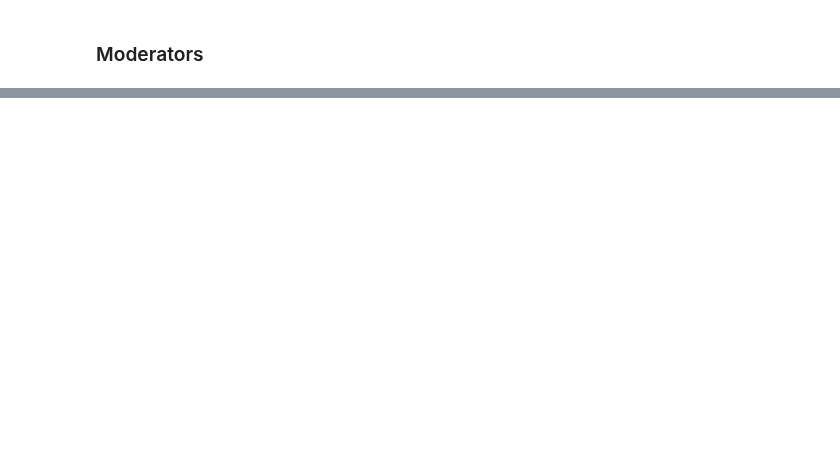
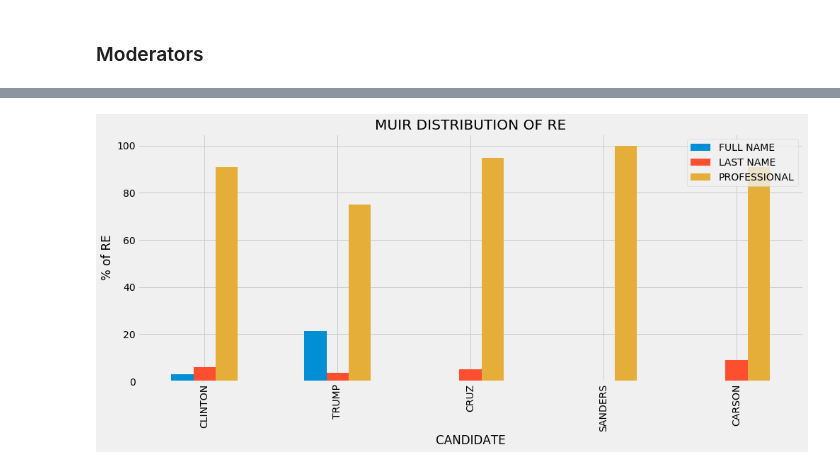
Before and after one commit to Data-Science-for-Linguists/2016-Debates-and-Referring-Expressions, a Jupyter notebook: analysis.ipynb, the cells around one changed output, grey strips where cells are left out. Drawn from its saved outputs; the diff is of its cells as text; code cells hidden in the pictures; blank space fills up the shorter version.

```diff
--- a/analysis.ipynb
+++ b/analysis.ipynb
@@ -1394,0 +1534,3 @@ HEWITT, BASH,
+# %%
+muir_REcarson = get_RE_for_label(muir['Tree'], "Ben Carson")
+set(muir_REcarson)
@@ -1394,0 +1539,3 @@ HEWITT, BASH,
+# %%
+muir_carson_freq = {re: muir_REcarson.count(re) for re in muir_REcarson}
+muir_carson_freq
@@ -1394,0 +1544,3 @@ HEWITT, BASH,
+# %%
+muir_carson_REtype_freq = get_re_type_freq(carson_re_maps, muir_carson_freq)
+muir_carson_REtype_freq
@@ -1394,0 +1549,13 @@ HEWITT, BASH,
+# %%
+distribution_muir = pd.DataFrame([muir_clinton_REtype_freq, muir_trump_REtype_freq, muir_cruz_REtype_freq, muir_sanders_REtype_freq, muir_carson_REtype_freq], index = ["CLINTON", 'TRUMP', 'CRUZ', 'SANDERS', 'CARSON'])
+distribution_muir.fillna(0, inplace=True)
+
+distribution_muir['TOTAL']=distribution_muir.sum(axis=1)
+
+#Get the percentage of each type of RE for each candidate.
+distribution_muir['FULL NAME'] = distribution_muir['FULL NAME']/distribution_muir['TOTAL']*100
+distribution_muir['LAST NAME'] = distribution_muir['LAST NAME']/distribution_muir['TOTAL']*100
+distribution_muir['PROFESSIONAL'] = distribution_muir['PROFESSIONAL']/distribution_muir['TOTAL']*100
+
+del distribution_muir['TOTAL']
+distribution_muir.head(6)
@@ -1394,0 +1569,8 @@ HEWITT, BASH,
+# %%
+distribution_muir.plot(kind='bar', figsize=(15,6))
+plt.xlabel('CANDIDATE')
+plt.ylabel('% of RE')
+plt.title('MUIR DISTRIBUTION OF RE')
+plt.show()
+# %% [output]
+[figure, added]
```
Also changed, not shown: parts of 152 cells of this notebook, 1 other file.
